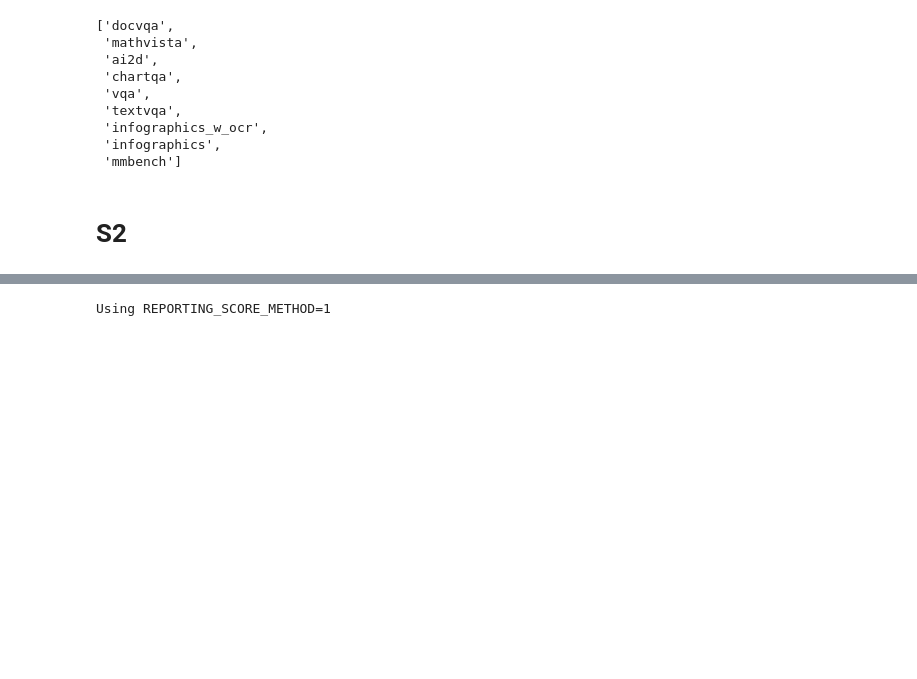
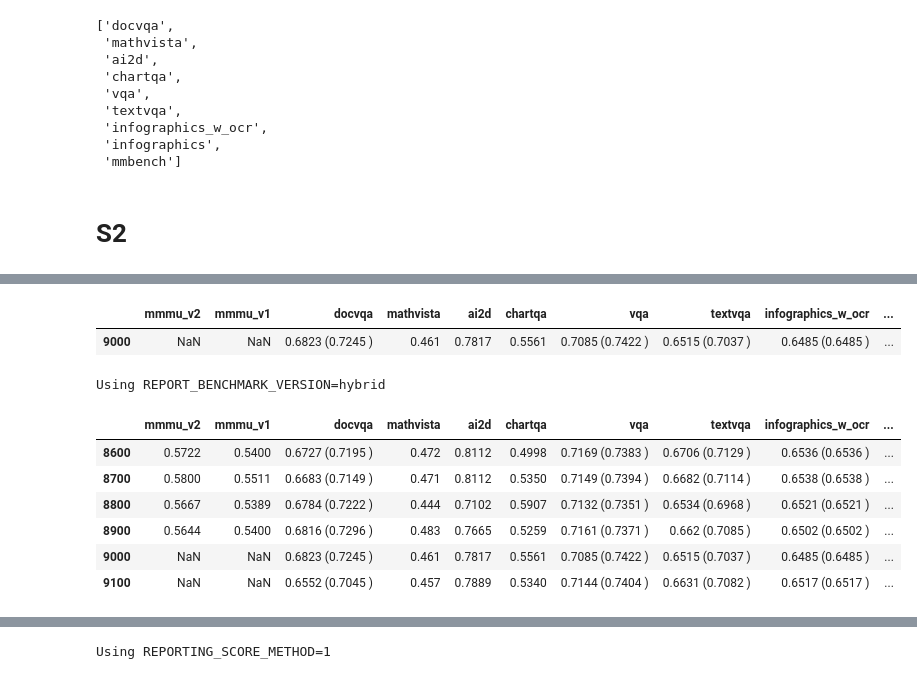
Before and after one commit to harrytranx/experiments, a Jupyter notebook: eval_mm10.ipynb, the cells around one changed output, grey strips where cells are left out. Cells and saved outputs as stored; diff of their text form; code cells hidden in the pictures; blank space fills up the shorter version.

```diff
--- a/eval_mm10.ipynb
+++ b/eval_mm10.ipynb
@@ -99,0 +116,23 @@ eval jobs saved to: /fsx_0/checkpoints/mm10/MM10-Stage2-70B/MH21_70B_336px_exp32
+# %%
+eval_helper.get_eval_scores(
+    "/fsx_0/checkpoints/mm10/MM10-Stage2-70B/MH21_70B_336px_exp30d_docvqa_metaclip_unfreeze_lr1_n128",
+    checkpoint_id=9000,
+    report_version="hybrid"
+)
+# %% [output]
+|  | mmmu_v2 | mmmu_v1 | docvqa | mathvista | ai2d | chartqa | vqa | textvqa | infographics_w_ocr | ... |
+| 9000 | NaN | NaN | 0.6823 (0.7245 ) | 0.461 | 0.7817 | 0.5561 | 0.7085 (0.7422 ) | 0.6515 (0.7037 ) | 0.6485 (0.6485 ) | ... |
+# %%
+ev_s2_unfreeze.get_scores(
+    "/fsx_0/checkpoints/mm10/MM10-Stage2-70B/MH21_70B_336px_exp30d_docvqa_metaclip_unfreeze_lr1_n128",
+    report_version="v1"
+)
+# %% [output]
+Using REPORT_BENCHMARK_VERSION=hybrid
+|  | mmmu_v2 | mmmu_v1 | docvqa | mathvista | ai2d | chartqa | vqa | textvqa | infographics_w_ocr | ... |
+| 8600 | 0.5722 | 0.5400 | 0.6727 (0.7195 ) | 0.472 | 0.8112 | 0.4998 | 0.7169 (0.7383 ) | 0.6706 (0.7129 ) | 0.6536 (0.6536 ) | ... |
+| 8700 | 0.5800 | 0.5511 | 0.6683 (0.7149 ) | 0.471 | 0.8112 | 0.5350 | 0.7149 (0.7394 ) | 0.6682 (0.7114 ) | 0.6538 (0.6538 ) | ... |
+| 8800 | 0.5667 | 0.5389 | 0.6784 (0.7222 ) | 0.444 | 0.7102 | 0.5907 | 0.7132 (0.7351 ) | 0.6534 (0.6968 ) | 0.6521 (0.6521 ) | ... |
+| 8900 | 0.5644 | 0.5400 | 0.6816 (0.7296 ) | 0.483 | 0.7665 | 0.5259 | 0.7161 (0.7371 ) | 0.662 (0.7085 ) | 0.6502 (0.6502 ) | ... |
+| 9000 | NaN | NaN | 0.6823 (0.7245 ) | 0.461 | 0.7817 | 0.5561 | 0.7085 (0.7422 ) | 0.6515 (0.7037 ) | 0.6485 (0.6485 ) | ... |
+| 9100 | NaN | NaN | 0.6552 (0.7045 ) | 0.457 | 0.7889 | 0.5340 | 0.7144 (0.7404 ) | 0.6631 (0.7082 ) | 0.6517 (0.6517 ) | ... |
```
Also changed, not shown: parts of 7 cells of this notebook, 4 other files.
